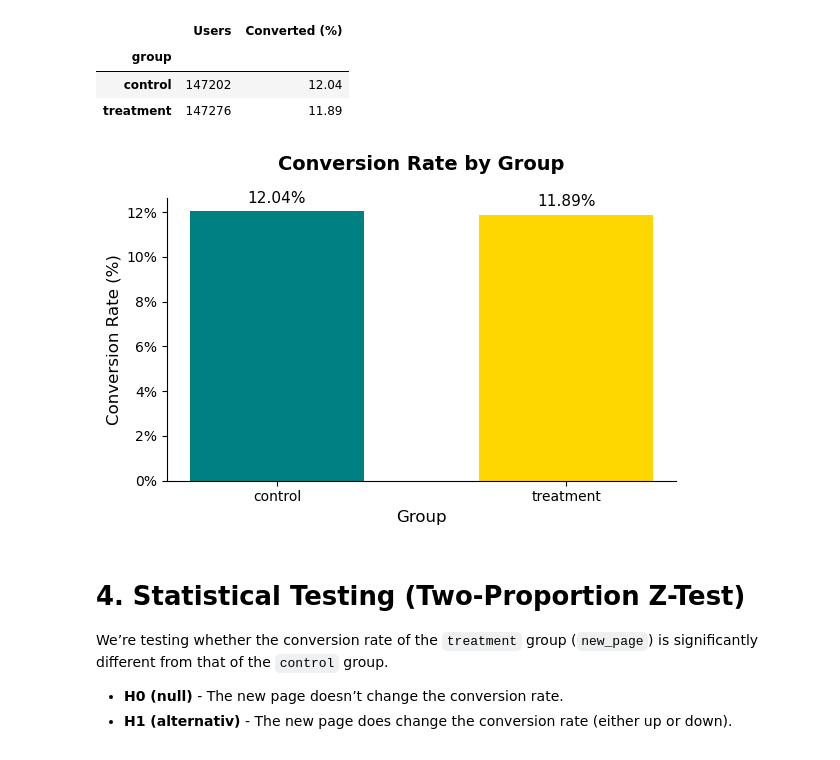
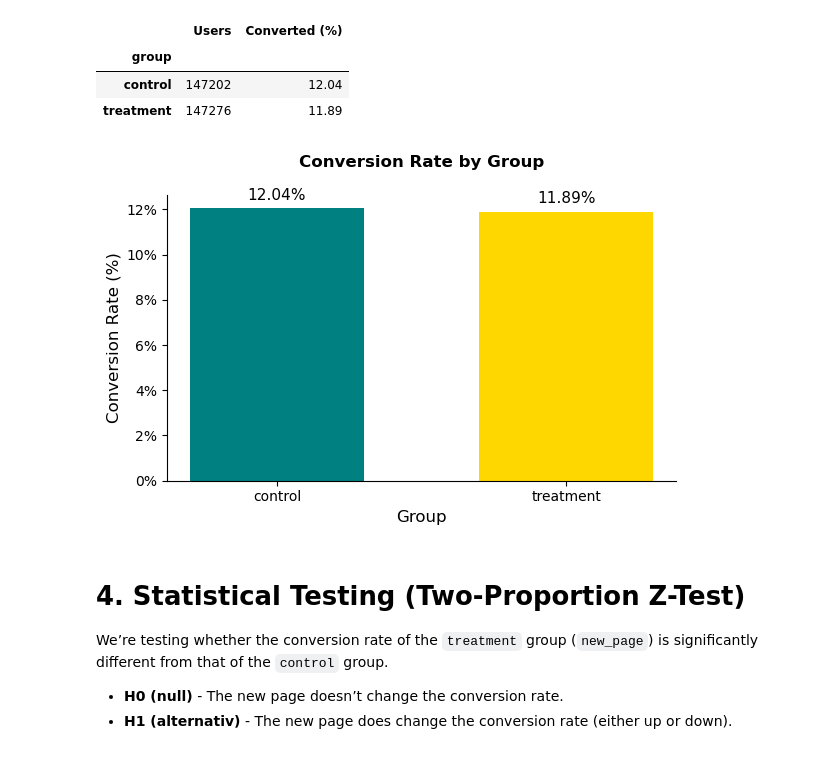
Before and after one commit to SuslovAnton/bank-landing-ab-test, a Jupyter notebook: notebooks/1_load_and_overview.ipynb, the cells around one changed output. Saved outputs shown, nothing was run; the diff lists cells and outputs as text; code cells hidden in the pictures.

```diff
--- a/notebooks/1_load_and_overview.ipynb
+++ b/notebooks/1_load_and_overview.ipynb
@@ -162,38 +162,38 @@ plt.figure(figsize=(6,4), facecolor='white')
 
 bars = plt.bar(groups, rates, color=["#008080", "#ffd700"], width=0.6)
 
-# Title and labels (added more top padding)
-plt.title('Conversion Rate by Group', fontsize=14, weight='bold', pad=20)
+# Title and labels
+plt.title('Conversion Rate by Group', fontsize=12, weight='bold', pad=20)
 plt.ylabel('Conversion Rate (%)', fontsize=12)
 plt.xlabel('Group', fontsize=12)
 
 # Keep only left (y-axis) and bottom (x-axis) spines
 ax = plt.gca()
 ax.spines['top'].set_visible(False)
 ax.spines['right'].set_visible(False)
 
 # Format y-axis with % sign
 ax.yaxis.set_major_formatter(plt.FuncFormatter(lambda y, _: f'{y:.0f}%'))
 
 # Remove grid lines
 plt.grid(False)
 
 # Add labels on bars
 for bar in bars:
     height = bar.get_height()
     plt.text(
         bar.get_x() + bar.get_width() / 2,
         height + 0.25,
         f'{height:.2f}%',
         ha='center',
         va='bottom',
         fontsize=11
     )
 
 plt.tight_layout()
 plt.show()
 # %% [output]
-[figure, old version]
+[figure, new version]
 # %% [markdown]
 # 4. Statistical Testing (Two-Proportion Z-Test)
 
```
Also changed, not shown: parts of 5 cells of this notebook, 5 other files.
